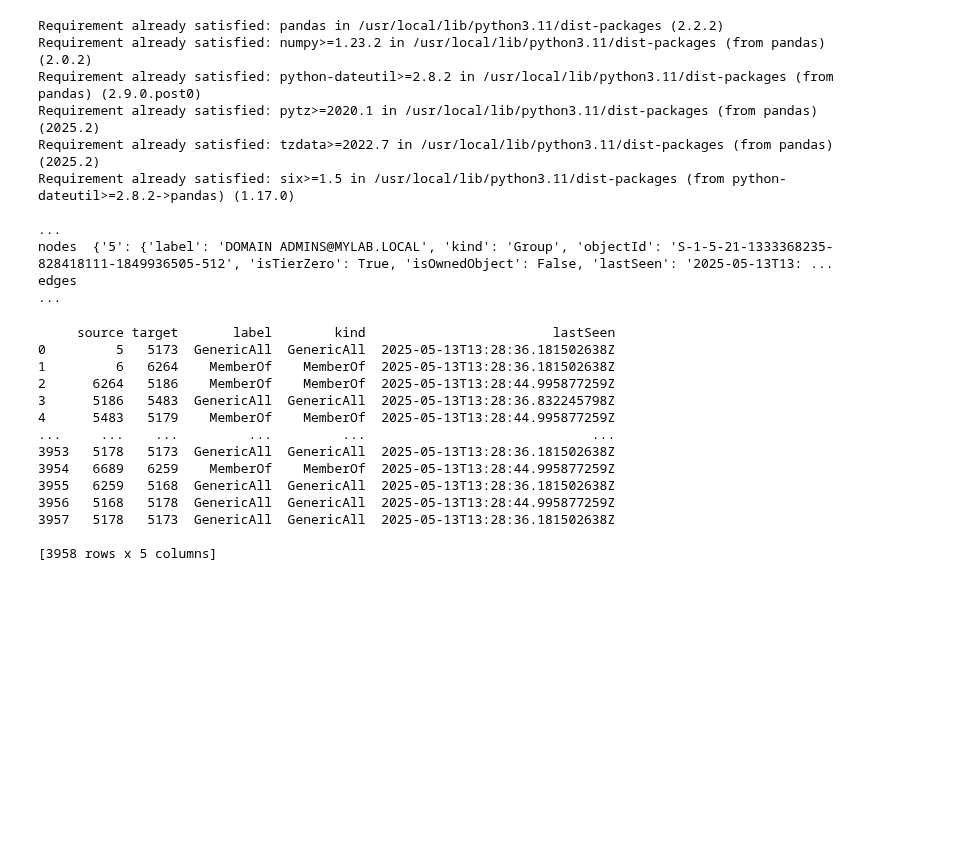
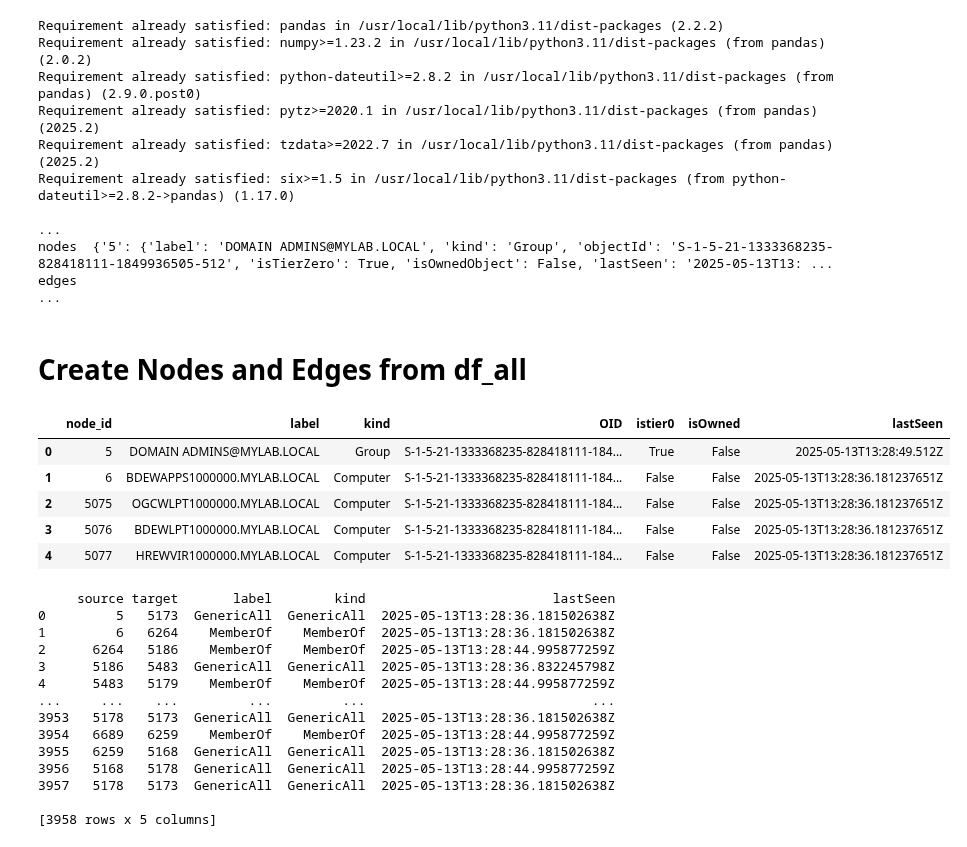
Before and after one commit to markajbell/BH, a Jupyter notebook: PageRank.ipynb, the cells around one changed output. Saved outputs shown, nothing was run; the diff lists cells and outputs as text; code cells hidden in the pictures; blank space fills up the shorter version.

```diff
--- a/PageRank.ipynb
+++ b/PageRank.ipynb
@@ -67,11 +58,28 @@ Requirement already satisfied: six>=1.5 in /usr/local/lib/python3.11/dist-packag
                                                                                                                                                                                                          ...
 nodes  {'5': {'label': 'DOMAIN ADMINS@MYLAB.LOCAL', 'kind': 'Group', 'objectId': 'S-1-5-21-1333368235-828418111-1849936505-512', 'isTierZero': True, 'isOwnedObject': False, 'lastSeen': '2025-05-13T13: ...
 edges                                                                                                                                                                                                    ...
+# %% [markdown]
+
+# Create Nodes and Edges from df_all
 # %%
-# prompt: from df_all['data'].keys() extract the 'nodes' into a seperate dataframe called nodes_all. i want the vlues as rows and the column headers as ID, name, kind, group, SID, OID, istier0, isOwned, lastSeen.
+# from df_all['data'].keys() extract the 'nodes' into a seperate dataframe called nodes_all.
 
 import pandas as pd
 pd.set_option("display.max_colwidth", None)
+#transpose the columns
 nodes_all = pd.DataFrame(df_all['data']['nodes']).T
+#label columns
 nodes_all.columns = ['label', 'kind', 'OID', 'istier0', 'isOwned', 'lastSeen']
+#convert the nodes index to int
+nodes_all.index = nodes_all.index.astype(int)
+#rename the index to node_id
+nodes_all = nodes_all.reset_index().rename(columns={'index': 'node_id'})
 #print(nodes_all)
+nodes_all.head()
+# %% [output]
+|  | node_id | label | kind | OID | istier0 | isOwned | lastSeen |
+| 0 | 5 | DOMAIN ADMINS@MYLAB.LOCAL | Group | S-1-5-21-1333368235-828418111-184... | True | False | 2025-05-13T13:28:49.512Z |
+| 1 | 6 | BDEWAPPS1000000.MYLAB.LOCAL | Computer | S-1-5-21-1333368235-828418111-184... | False | False | 2025-05-13T13:28:36.181237651Z |
+| 2 | 5075 | OGCWLPT1000000.MYLAB.LOCAL | Computer | S-1-5-21-1333368235-828418111-184... | False | False | 2025-05-13T13:28:36.181237651Z |
+| 3 | 5076 | BDEWLPT1000000.MYLAB.LOCAL | Computer | S-1-5-21-1333368235-828418111-184... | False | False | 2025-05-13T13:28:36.181237651Z |
+| 4 | 5077 | HREWVIR1000000.MYLAB.LOCAL | Computer | S-1-5-21-1333368235-828418111-184... | False | False | 2025-05-13T13:28:36.181237651Z |
```
Also changed, not shown: parts of 12 cells of this notebook.
